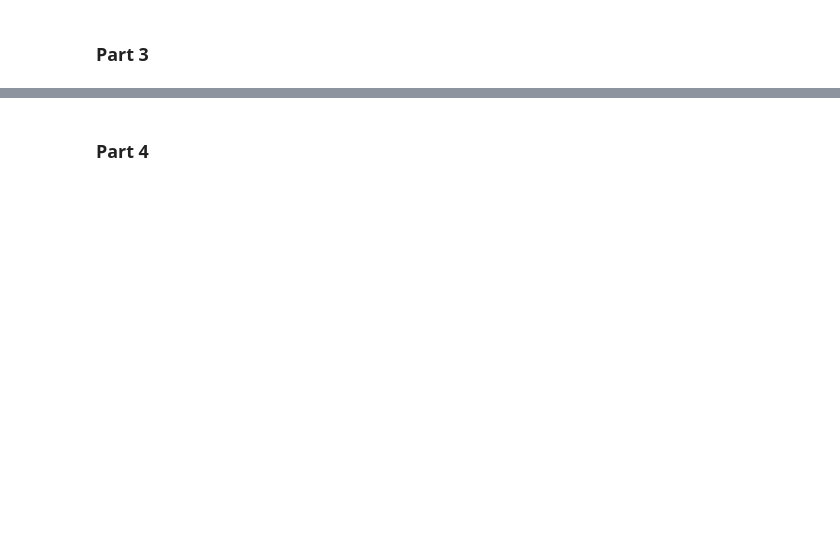
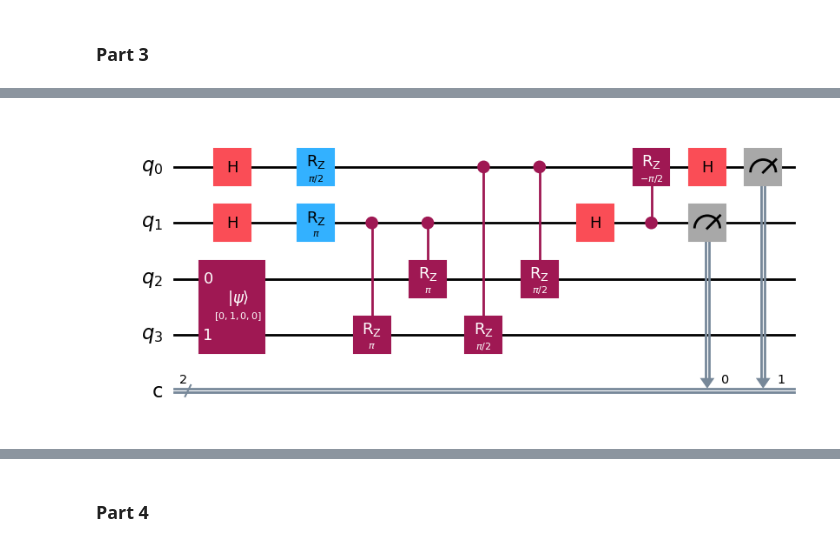
Before and after one commit to Waterbird20/QuantumChallenge, a Jupyter notebook: Prob2/src/prob2.ipynb, the cells around one changed output, grey strips where cells are left out. Saved outputs shown, nothing was run; the diff lists cells and outputs as text; code cells hidden in the pictures; blank space fills up the shorter version.

```diff
--- a/Prob2/src/prob2.ipynb
+++ b/Prob2/src/prob2.ipynb
@@ -118,0 +122,7 @@ result.data()
+# %%
+psi = np.array([0,1,0,0])
+qc, result = HammingWeight(psi)
+hist = plot_histogram(result, sort='hamming', target_string='00')
+qc.draw(output="mpl")
+# %% [output]
+[figure, added]
```
Also changed, not shown: parts of 22 cells of this notebook, 5 other files.
